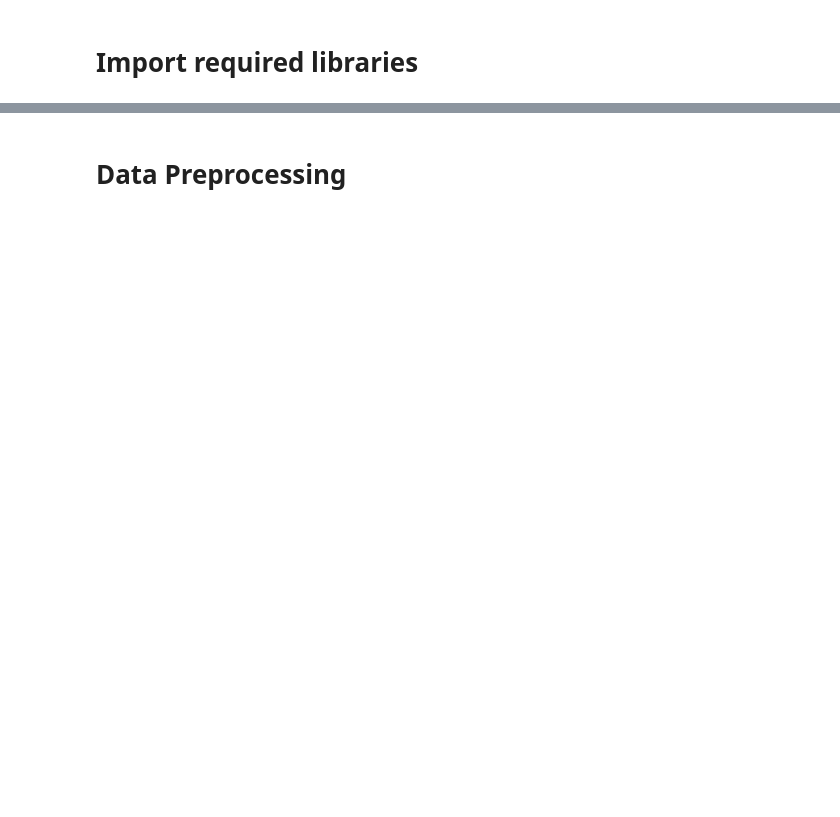
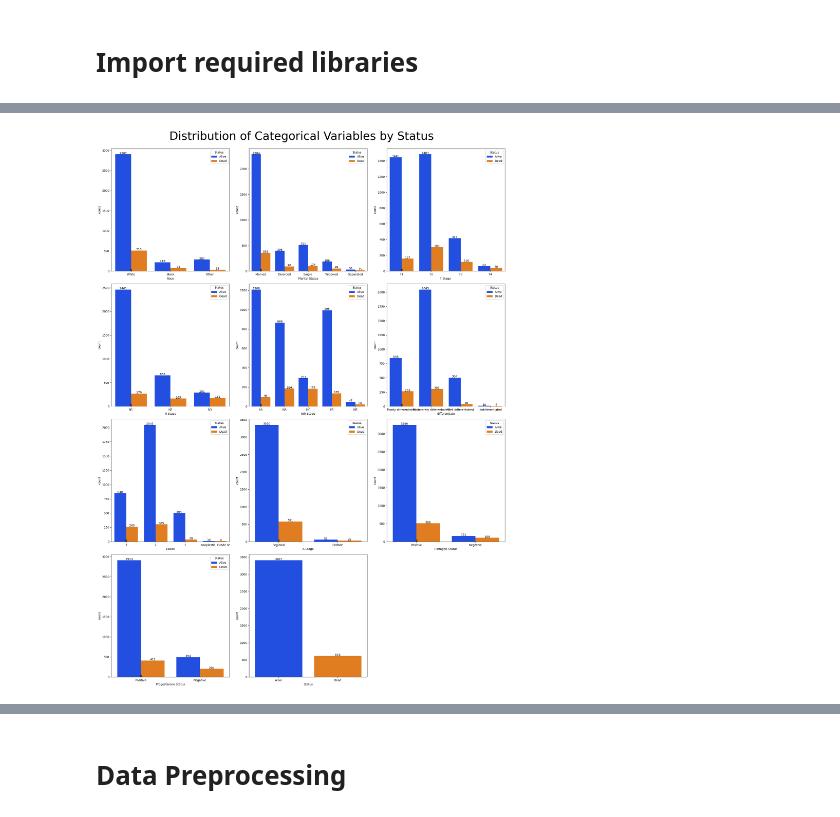
Before and after one commit to DRobbie39/MachineLearning_FinalExam, a Jupyter notebook: Naive Bayes.ipynb, the cells around one changed output, grey strips where cells are left out. Drawn from its saved outputs; the diff is of its cells as text; code cells hidden in the pictures; blank space fills up the shorter version.

```diff
--- a/Naive Bayes.ipynb
+++ b/Naive Bayes.ipynb
@@ -8,0 +110,4 @@ from sklearn.metrics import accuracy_score, classification_report, confusion_mat
+# %%
+# Print the number of unique values for each column
+for col in data.columns:
+    print(f'{col} has {data[col].nunique()} values')
@@ -8,0 +131,6 @@ from sklearn.metrics import accuracy_score, classification_report, confusion_mat
+# %%
+# Classify columns: categorical columns and numerical columns
+# Categorical columns: if the number of unique values is 5 or fewer
+cat_cols = [col for col in data.columns if data[col].nunique() <= 5]
+# Numerical columns: if the number of unique values is 6 or more
+num_cols = [col for col in data.columns if data[col].nunique() >= 6]
@@ -8,0 +161,21 @@ from sklearn.metrics import accuracy_score, classification_report, confusion_mat
+# %%
+plt.figure(figsize=(20, 27))
+plotnumber = 1
+
+# Loop through each column in the dataframe
+for col in cat_cols:
+    if plotnumber <= len(cat_cols):
+        plt.subplot(4, 3, plotnumber)
+        ax = sns.countplot(x=data[col], hue=data['Status'], palette='bright')
+
+        # Add labels to each bar in the plot
+        for p in ax.patches:
+            ax.text(p.get_x() + p.get_width() / 2., p.get_height() + 3, f'{int(p.get_height())}', ha="center")
+
+    plotnumber += 1
+
+plt.suptitle('Distribution of Categorical Variables by Status', fontsize=40, y=1)
+plt.tight_layout()
+plt.show()
+# %% [output]
+[figure, added]
```
Also changed, not shown: parts of 16 cells of this notebook.
